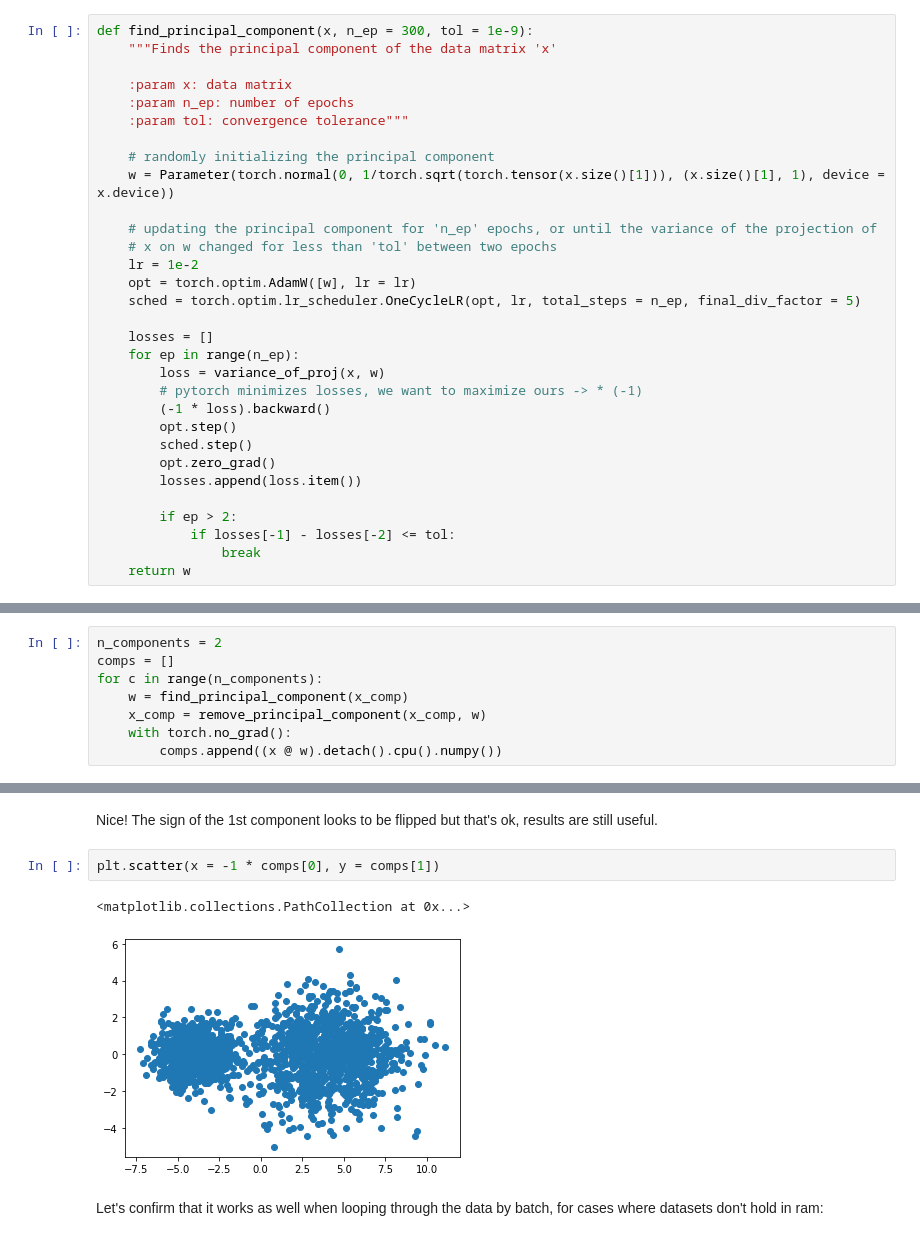
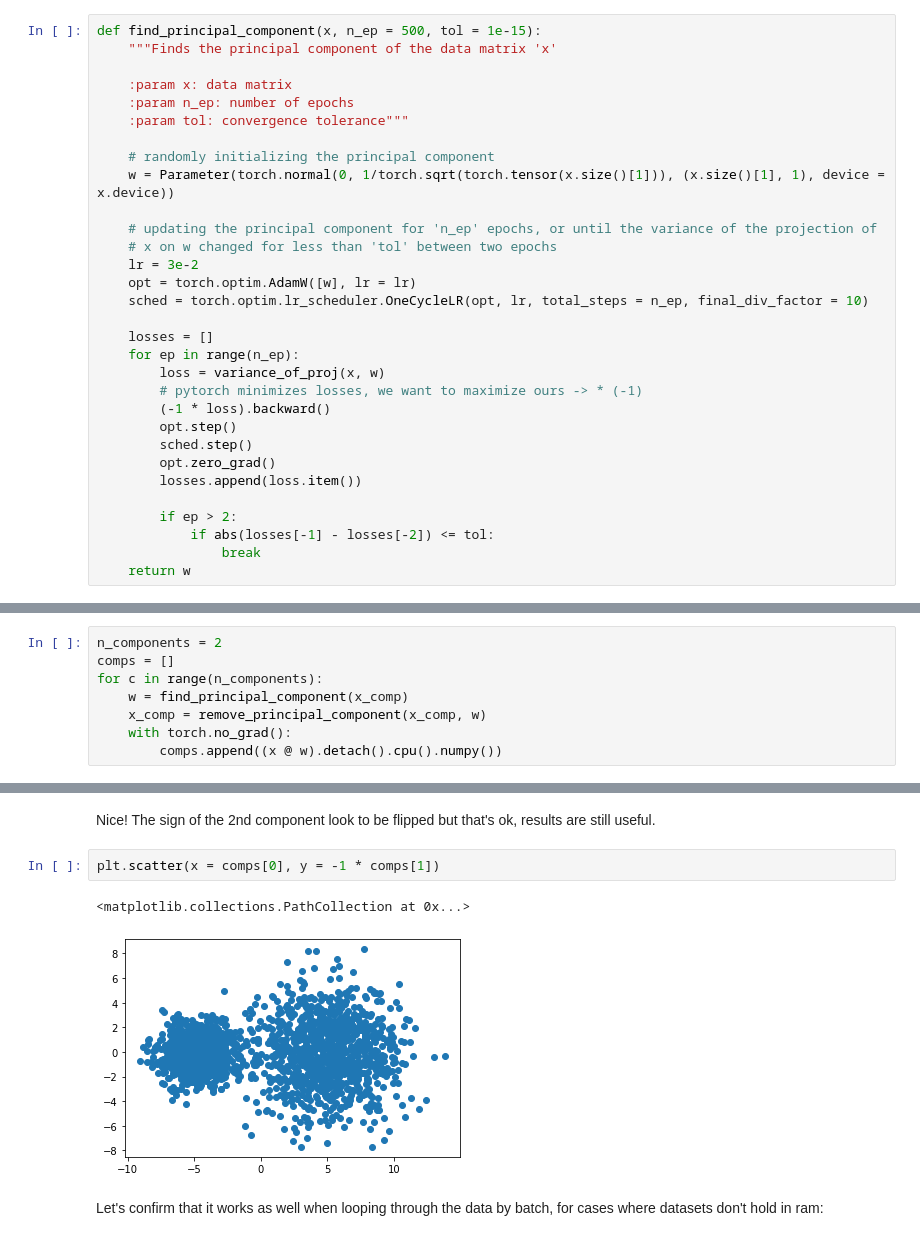
Before and after one commit to dlob6/pca-pytorch, a Jupyter notebook: PCA with Pytorch.ipynb, the cells around one changed output, grey strips where cells are left out. Drawn from its saved outputs; the diff is of its cells as text.

```diff
--- a/PCA with Pytorch.ipynb
+++ b/PCA with Pytorch.ipynb
@@ -50,7 +50,7 @@ We can then go back to Step 1 and compute new principal components.
 
 We will use a simple Pytorch loop to find the **w** vectors of Step 1:
 # %%
-def find_principal_component(x, n_ep = 300, tol = 1e-9):
+def find_principal_component(x, n_ep = 500, tol = 1e-15):
     """Finds the principal component of the data matrix 'x'
 
     :param x: data matrix
@@ -62,9 +62,9 @@ def find_principal_component(x, n_ep = 300, tol = 1e-9):
 
     # updating the principal component for 'n_ep' epochs, or until the variance of the projection of
     # x on w changed for less than 'tol' between two epochs
-    lr = 1e-2
+    lr = 3e-2
     opt = torch.optim.AdamW([w], lr = lr)
-    sched = torch.optim.lr_scheduler.OneCycleLR(opt, lr, total_steps = n_ep, final_div_factor = 5)
+    sched = torch.optim.lr_scheduler.OneCycleLR(opt, lr, total_steps = n_ep, final_div_factor = 10)
 
     losses = []
     for ep in range(n_ep):
@@ -77,7 +77,7 @@ def find_principal_component(x, n_ep = 300, tol = 1e-9):
         losses.append(loss.item())
 
         if ep > 2:
-            if losses[-1] - losses[-2] <= tol:
+            if abs(losses[-1] - losses[-2]) <= tol:
                 break
     return w
 # %% [markdown]
@@ -155,10 +155,10 @@ plt.scatter(x = comps[0], y = comps[1])
 # %% [markdown]
-Nice! The sign of the 1st component looks to be flipped but that's ok, results are still useful.
+Nice! The sign of the 2nd component look to be flipped but that's ok, results are still useful.
 # %%
-plt.scatter(x = -1 * comps[0], y = comps[1])
+plt.scatter(x = comps[0], y = -1 * comps[1])
 # %% [output]
 <matplotlib.collections.PathCollection at 0x...>
-[figure, old version]
+[figure, new version]
 # %% [markdown]
 Let's confirm that it works as well when looping through the data by batch, for cases where datasets don't hold in ram:
 # %%
```
Also changed, not shown: parts of 9 cells of this notebook.
